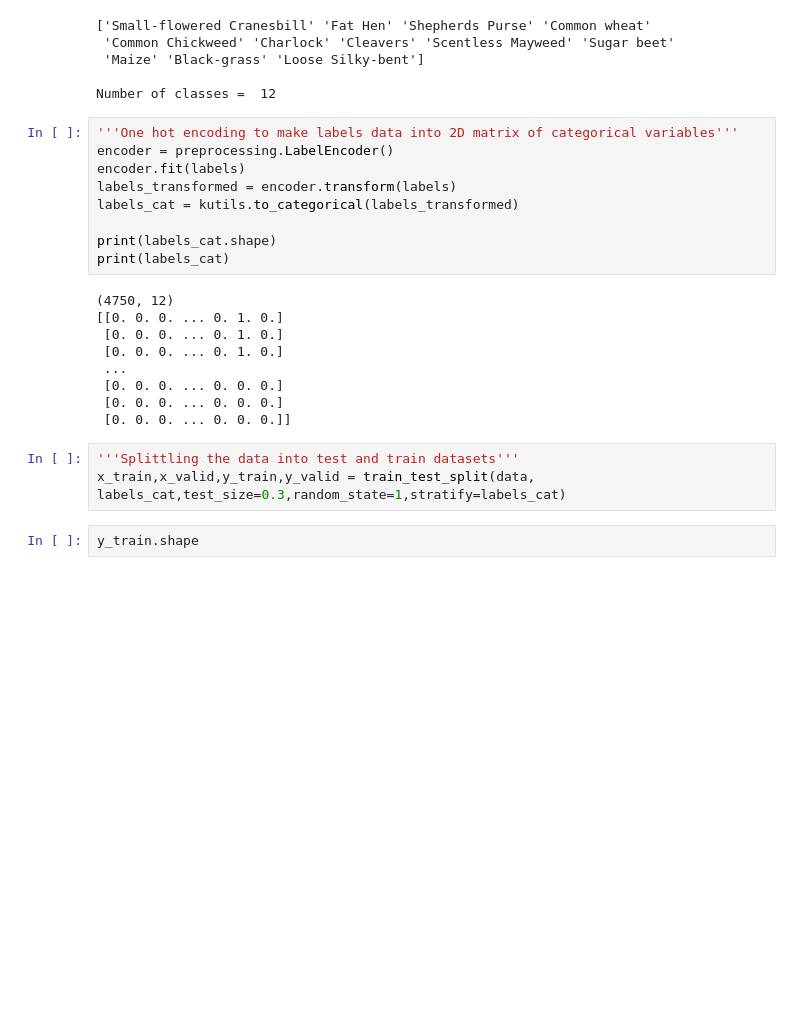
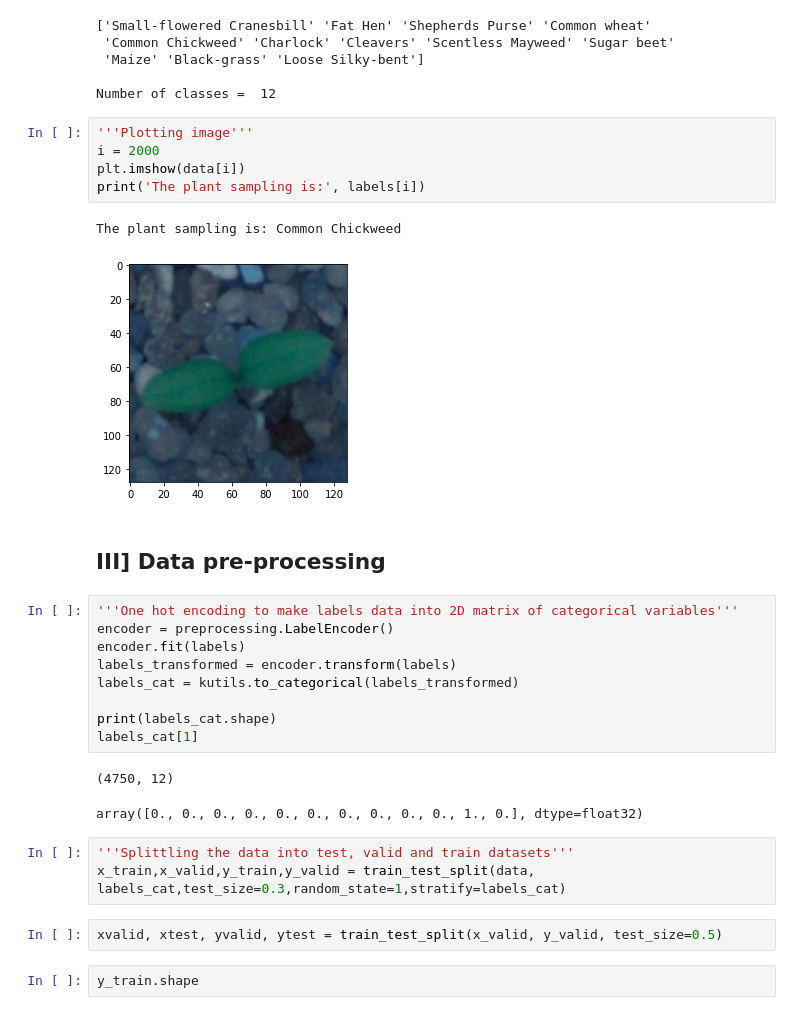
Before and after one commit to sjhamb31/AIML_GreatLearning, a Jupyter notebook: Assignment7_Computer_vision_SJ.ipynb, the cells around one changed output. Cells and saved outputs as stored; diff of their text form; blank space fills up the shorter version.

```diff
--- a/Assignment7_Computer_vision_SJ.ipynb
+++ b/Assignment7_Computer_vision_SJ.ipynb
@@ -51,6 +55,16 @@ print('\nNumber of classes = ', nclass)
  'Maize' 'Black-grass' 'Loose Silky-bent']
 
 Number of classes =  12
+# %%
+'''Plotting image'''
+i = 2000
+plt.imshow(data[i])
+print('The plant sampling is:', labels[i])
+# %% [output]
+The plant sampling is: Common Chickweed
+[figure, added]
+# %% [markdown]
+## III] Data pre-processing
 # %%
 '''One hot encoding to make labels data into 2D matrix of categorical variables'''
 encoder = preprocessing.LabelEncoder()
@@ -59,19 +73,15 @@ labels_transformed = encoder.transform(labels)
 labels_cat = kutils.to_categorical(labels_transformed)
 
 print(labels_cat.shape)
-print(labels_cat)
+labels_cat[1]
 # %% [output]
 (4750, 12)
-[[0. 0. 0. ... 0. 1. 0.]
- [0. 0. 0. ... 0. 1. 0.]
- [0. 0. 0. ... 0. 1. 0.]
- ...
- [0. 0. 0. ... 0. 0. 0.]
- [0. 0. 0. ... 0. 0. 0.]
- [0. 0. 0. ... 0. 0. 0.]]
+array([0., 0., 0., 0., 0., 0., 0., 0., 0., 0., 1., 0.], dtype=float32)
 # %%
-'''Splittling the data into test and train datasets'''
+'''Splittling the data into test, valid and train datasets'''
 x_train,x_valid,y_train,y_valid = train_test_split(data, labels_cat,test_size=0.3,random_state=1,stratify=labels_cat)
+# %%
+xvalid, xtest, yvalid, ytest = train_test_split(x_valid, y_valid, test_size=0.5)
 # %%
 y_train.shape
 # %% [output]
```
Also changed, not shown: parts of 29 cells of this notebook.
